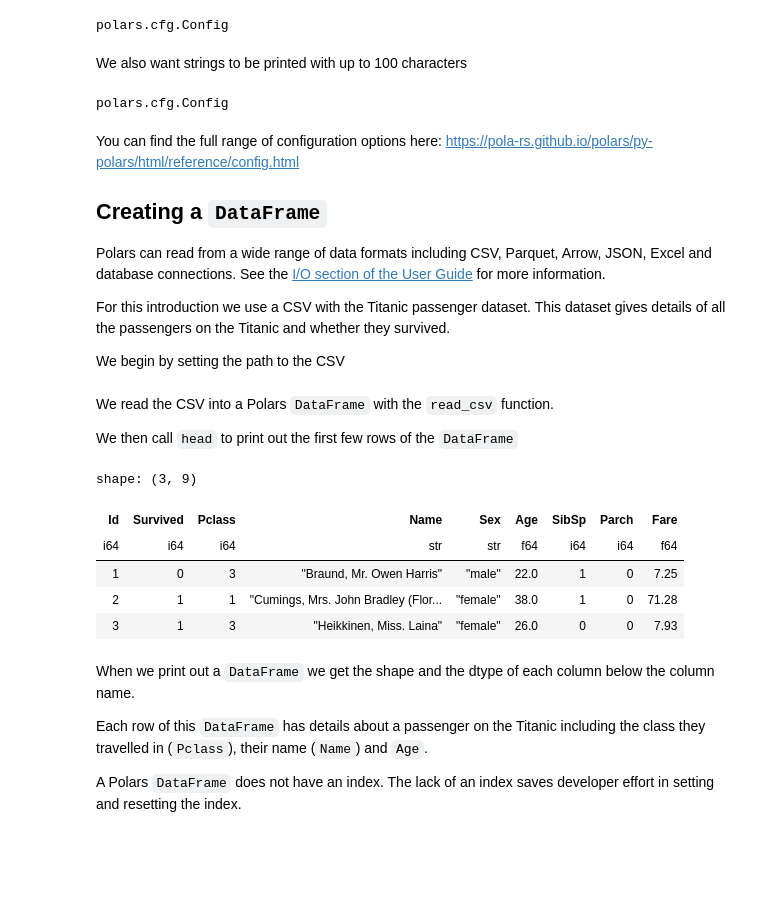
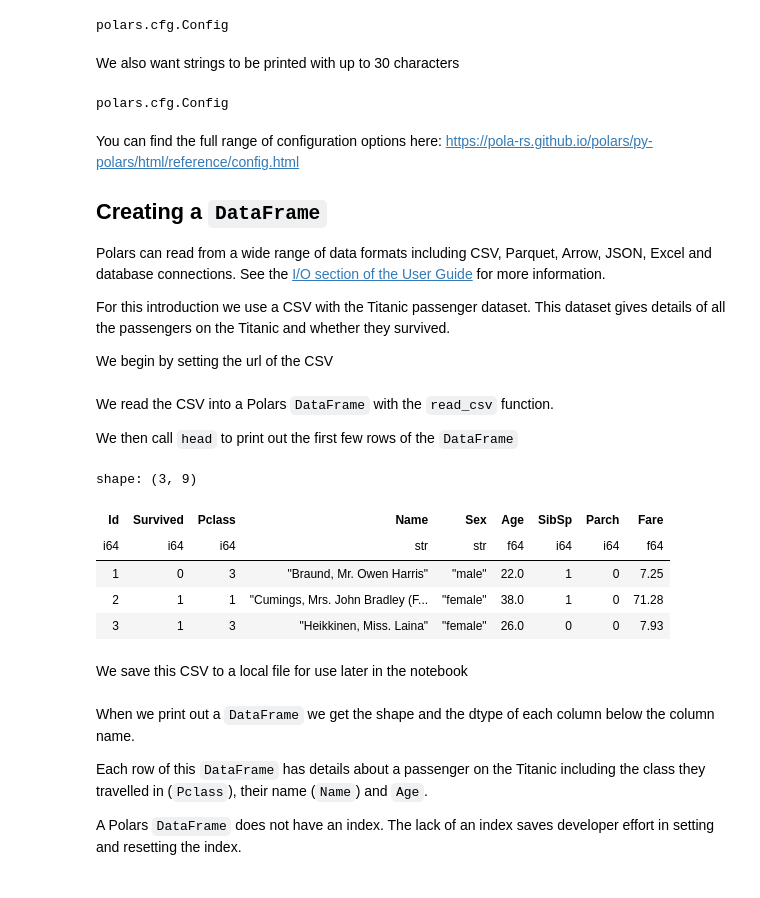
Before and after one commit to pola-rs/polars-book, a Jupyter notebook: user_guide/src/notebooks/10-minutes-to-polars.ipynb, the cells around one changed output. Cells and saved outputs as stored; diff of their text form; code cells hidden in the pictures; blank space fills up the shorter version.

Commit message:
add csv url and save locally

```diff
--- a/user_guide/src/notebooks/10-minutes-to-polars.ipynb
+++ b/user_guide/src/notebooks/10-minutes-to-polars.ipynb
@@ -26,9 +26,9 @@ pl.Config.set_tbl_cols(10)
 # %% [output]
 polars.cfg.Config
 # %% [markdown]
-We also want strings to be printed with up to 100 characters
+We also want strings to be printed with up to 30 characters
 # %%
-pl.Config.set_fmt_str_lengths(100)
+pl.Config.set_fmt_str_lengths(30)
 # %% [output]
 polars.cfg.Config
 # %% [markdown]
@@ -39,20 +39,22 @@ Polars can read from a wide range of data formats including CSV, Parquet, Arrow,
 
 For this introduction we use a CSV with the Titanic passenger dataset. This dataset gives details of all the passengers on the Titanic and whether they survived.
 
-We begin by setting the path to the CSV
+We begin by setting the url of the CSV
 # %%
-csvFile = "https://raw.githubusercontent.com/pola-rs/polars-static/master/data/titanic.csv"
+csv_url = "https://raw.githubusercontent.com/pola-rs/polars-static/master/data/titanic.csv"
 # %% [markdown]
 We read the CSV into a Polars `DataFrame` with the `read_csv` function.
 
 We then call `head` to print out the first few rows of the `DataFrame`
 # %%
-df = pl.read_csv(csvFile)
+df = pl.read_csv(csv_url)
 df.head(3)
 # %% [output]
 shape: (3, 9)
 | Id | Survived | Pclass | Name | Sex | Age | SibSp | Parch | Fare |
 | i64 | i64 | i64 | str | str | f64 | i64 | i64 | f64 |
 | 1 | 0 | 3 | "Braund, Mr. Owen Harris" | "male" | 22.0 | 1 | 0 | 7.25 |
-| 2 | 1 | 1 | "Cumings, Mrs. John Bradley (Flor... | "female" | 38.0 | 1 | 0 | 71.28 |
+| 2 | 1 | 1 | "Cumings, Mrs. John Bradley (F... | "female" | 38.0 | 1 | 0 | 71.28 |
 | 3 | 1 | 3 | "Heikkinen, Miss. Laina" | "female" | 26.0 | 0 | 0 | 7.93 |
+# %% [markdown]
+We save this CSV to a local file for use later in the notebook
```
Also changed, not shown: parts of 8 cells of this notebook.
